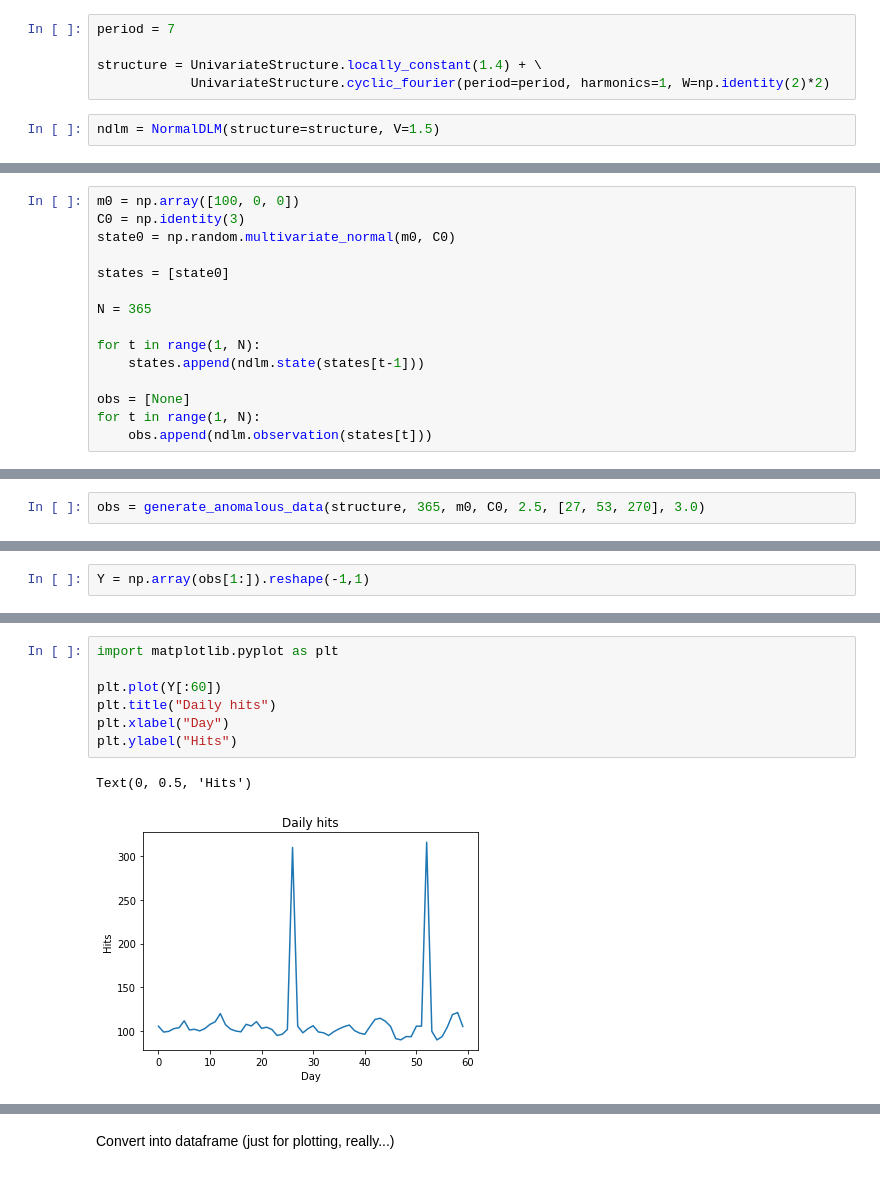
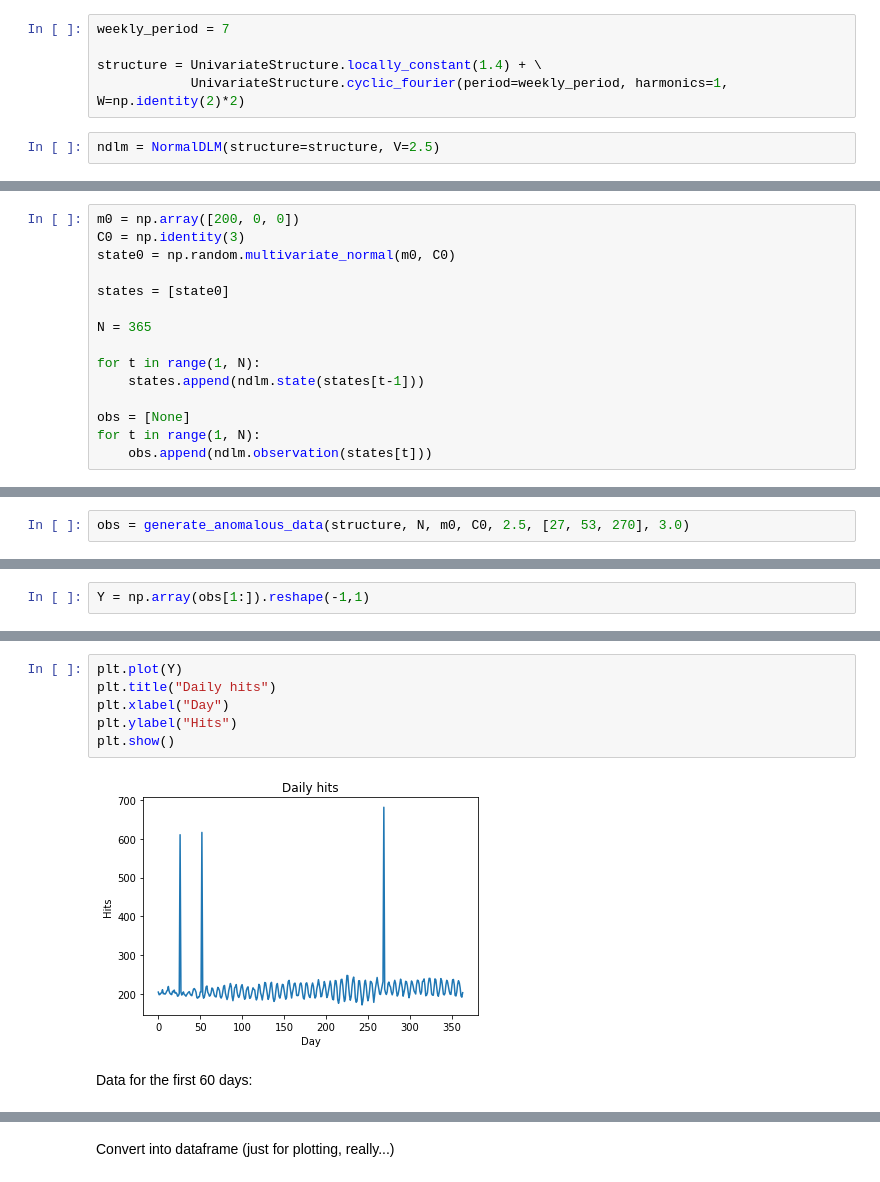
Before and after one commit to ruivieira/shi-models, a Jupyter notebook: notebooks/Periodic data.ipynb, the cells around one changed output, grey strips where cells are left out. Drawn from its saved outputs; the diff is of its cells as text.

```diff
--- a/notebooks/Periodic data.ipynb
+++ b/notebooks/Periodic data.ipynb
@@ -15,12 +17,12 @@ This corresponds to simulating daily hits on a web server with a weekly pattern.
 
 We will keep the underlying mean with a small variance to make it a (relatively) stable time-series.
 # %%
-period = 7
+weekly_period = 7
 
 structure = UnivariateStructure.locally_constant(1.4) + \
-            UnivariateStructure.cyclic_fourier(period=period, harmonics=1, W=np.identity(2)*2)
+            UnivariateStructure.cyclic_fourier(period=weekly_period, harmonics=1, W=np.identity(2)*2)
 # %%
-ndlm = NormalDLM(structure=structure, V=1.5)
+ndlm = NormalDLM(structure=structure, V=2.5)
 # %%
 structure.G
 # %% [output]
@@ -34,5 +36,5 @@ Mean server hits prior of `100`.
 # %%
-m0 = np.array([100, 0, 0])
+m0 = np.array([200, 0, 0])
 C0 = np.identity(3)
 state0 = np.random.multivariate_normal(m0, C0)
 
@@ -89,7 +101,7 @@ def generate_anomalous_data(structure,
 # %% [markdown]
 Generate a new dataset with anomalies at day `27`, `53`, `270` (just for testing).
 # %%
-obs = generate_anomalous_data(structure, 365, m0, C0, 2.5, [27, 53, 270], 3.0)
+obs = generate_anomalous_data(structure, N, m0, C0, 2.5, [27, 53, 270], 3.0)
 # %% [markdown]
 We will need to use observations as arrays often, so do it now.
 # %%
@@ -97,10 +125,10 @@ Y = np.array(obs[1:]).reshape(-1,1)
 # %%
-import matplotlib.pyplot as plt
-
-plt.plot(Y[:60])
+plt.plot(Y)
 plt.title("Daily hits")
 plt.xlabel("Day")
 plt.ylabel("Hits")
+plt.show()
 # %% [output]
-Text(0, 0.5, 'Hits')
-[figure, old version]
+[figure, new version]
+# %% [markdown]
+Data for the first 60 days:
```
Also changed, not shown: parts of 28 cells of this notebook, 3 other files.
